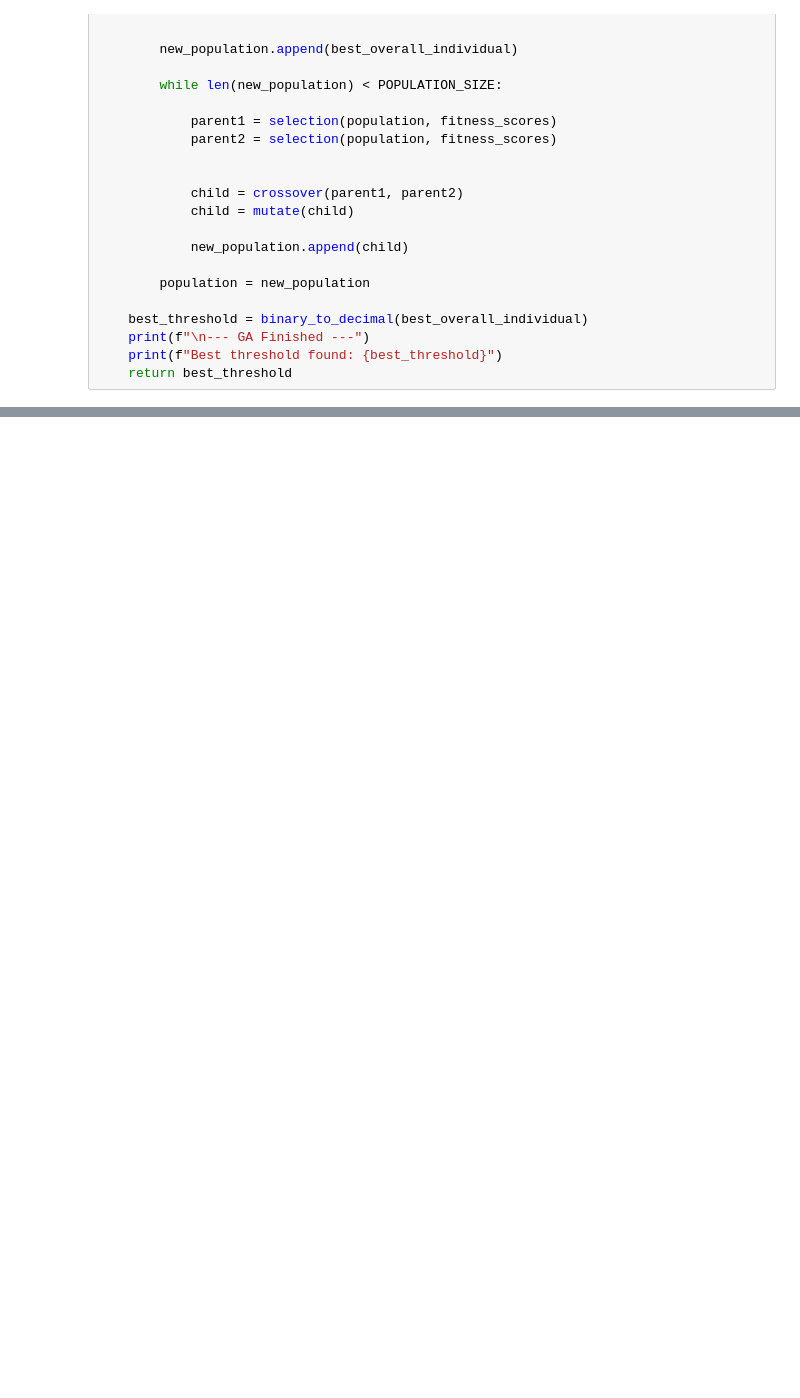
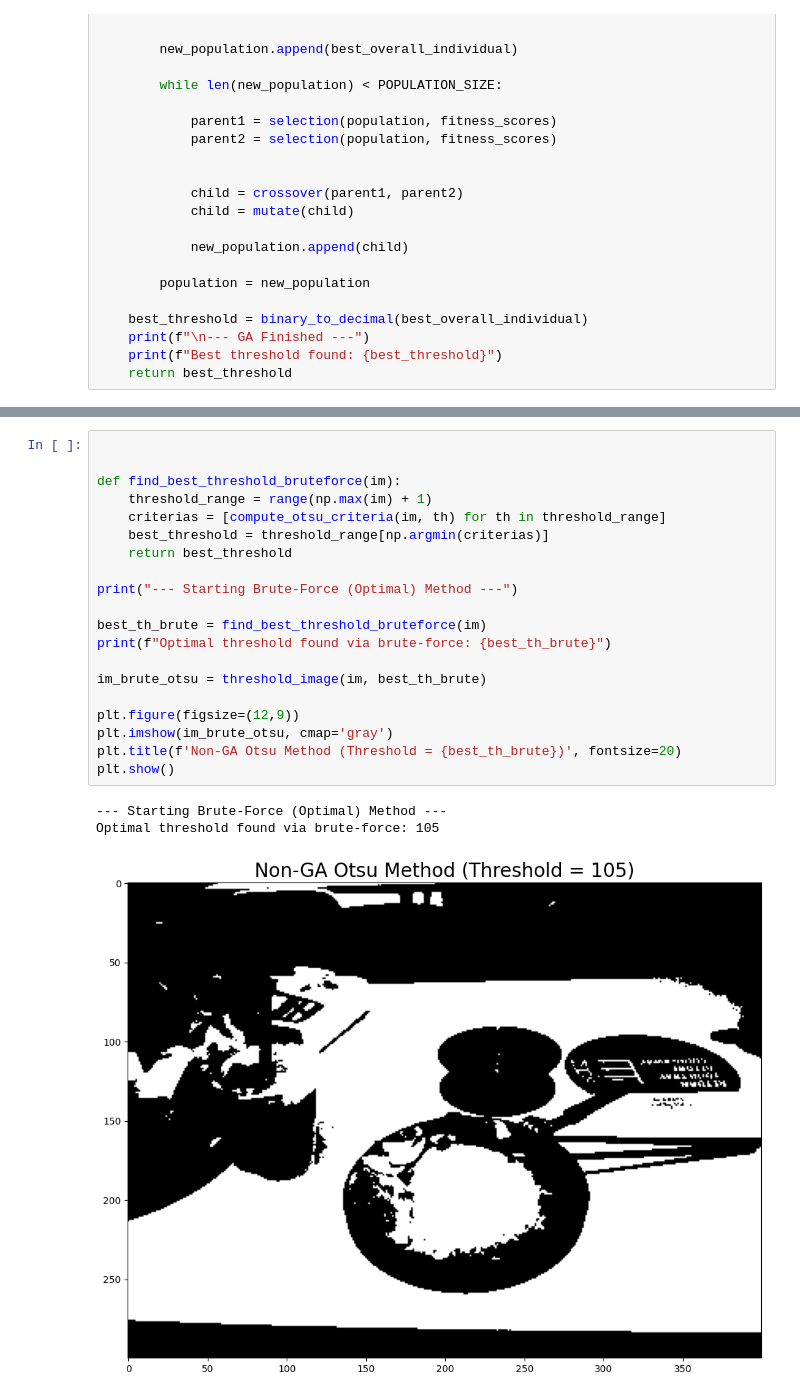
Before and after one commit to chillzuqq/otsuGAimg, a Jupyter notebook: OtsuGAcode.ipynb, the cells around one changed output, grey strips where cells are left out. Cells and saved outputs as stored; diff of their text form; blank space fills up the shorter version.

```diff
--- a/OtsuGAcode.ipynb
+++ b/OtsuGAcode.ipynb
@@ -152,0 +153,24 @@ plt.tight_layout()
+# %%
+
+
+def find_best_threshold_bruteforce(im):
+    threshold_range = range(np.max(im) + 1)
+    criterias = [compute_otsu_criteria(im, th) for th in threshold_range]
+    best_threshold = threshold_range[np.argmin(criterias)]
+    return best_threshold
+
+print("--- Starting Brute-Force (Optimal) Method ---")
+
+best_th_brute = find_best_threshold_bruteforce(im)
+print(f"Optimal threshold found via brute-force: {best_th_brute}")
+
+im_brute_otsu = threshold_image(im, best_th_brute)
+
+plt.figure(figsize=(12,9))
+plt.imshow(im_brute_otsu, cmap='gray')
+plt.title(f'Non-GA Otsu Method (Threshold = {best_th_brute})', fontsize=20)
+plt.show()
+# %% [output]
+--- Starting Brute-Force (Optimal) Method ---
+Optimal threshold found via brute-force: 105
+[figure, added]
```
Also changed, not shown: parts of 2 cells of this notebook, 2 other files.
